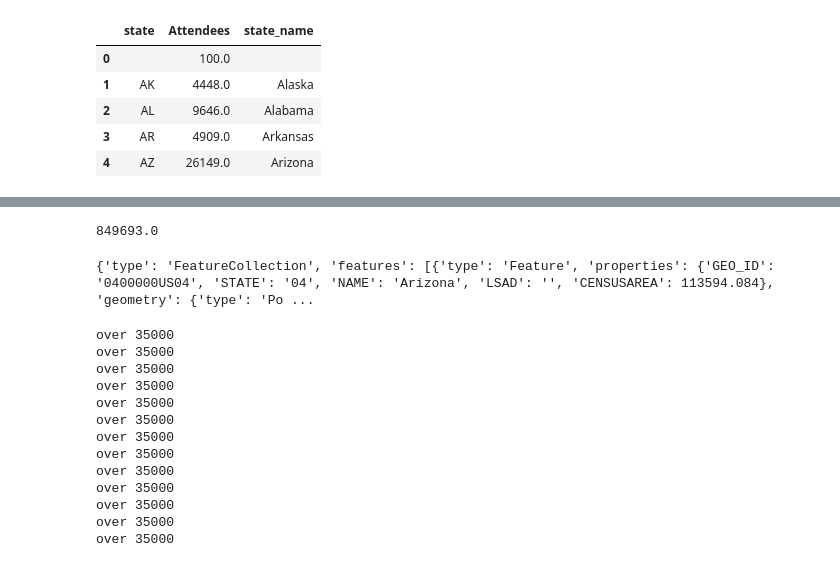
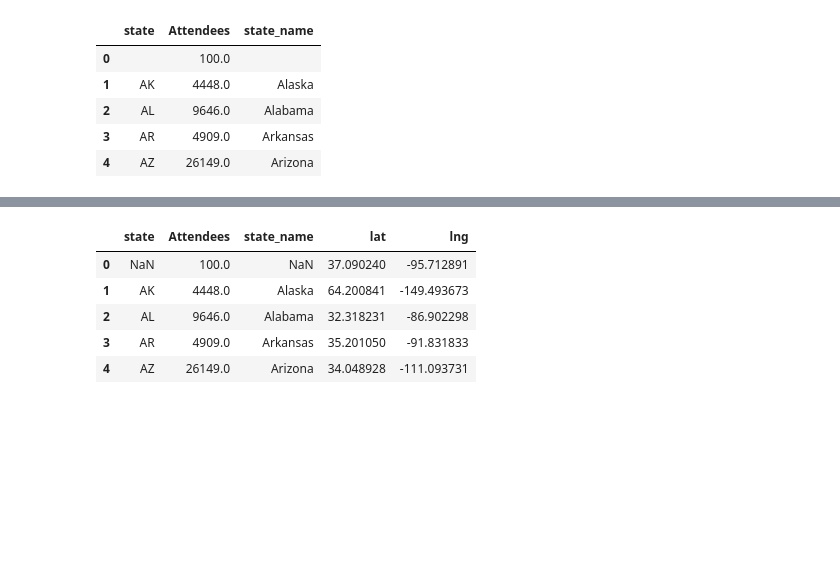
Before and after one commit to sasithwij/project1, a Jupyter notebook: protests.ipynb, the cells around one changed output, grey strips where cells are left out. Saved outputs shown, nothing was run; the diff lists cells and outputs as text; code cells hidden in the pictures; blank space fills up the shorter version.

```diff
--- a/protests.ipynb
+++ b/protests.ipynb
@@ -207,20 +134,24 @@ fig
-# %%
-state_protest['Attendees'].max()
-# %% [output]
-849693.0
+# %%
+# import from Output folder
+state_protest = pd.read_csv('Output/state_protest.csv')
+# %%
+state_protest.head()
+# %% [output]
+|  | state | Attendees | state_name | lat | lng |
+| 0 | NaN | 100.0 | NaN | 37.090240 | -95.712891 |
+| 1 | AK | 4448.0 | Alaska | 64.200841 | -149.493673 |
+| 2 | AL | 9646.0 | Alabama | 32.318231 | -86.902298 |
+| 3 | AR | 4909.0 | Arkansas | 35.201050 | -91.831833 |
+| 4 | AZ | 26149.0 | Arizona | 34.048928 | -111.093731 |
 # %%
 gmaps.geojson_geometries.list_geometries()
 state_geojson = gmaps.geojson_geometries.load_geometry('us-states')
-print(state_geojson)
-# %% [output]
-{'type': 'FeatureCollection', 'features': [{'type': 'Feature', 'properties': {'GEO_ID': '0400000US04', 'STATE': '04', 'NAME': 'Arizona', 'LSAD': '', 'CENSUSAREA': 113594.084}, 'geometry': {'type': 'Po ...
 # %%
 colors = []
 for feature in state_geojson['features']:
     state_name = feature['properties']['NAME']
     for index, row in state_protest.iterrows():
         if (state_name == row['state_name']) & (row['Attendees'] > 40000):
-            print('over 35000')
             color= (255, 0, 0 , 0.6)
         elif (state_name == row['state_name']) & (row['Attendees'] > 25000):
             color= (255, 165, 0 , 0.6)
@@ -230,17 +161,3 @@ for feature in state_geojson['features']:
             color= (60, 179, 113 , 0.6)
     colors.append(color)
 # print(colors)
-# %% [output]
-over 35000
-over 35000
-over 35000
-over 35000
-over 35000
-over 35000
-over 35000
-over 35000
-over 35000
-over 35000
-over 35000
-over 35000
-over 35000
```
Also changed, not shown: parts of 26 cells of this notebook, 2 other files.
